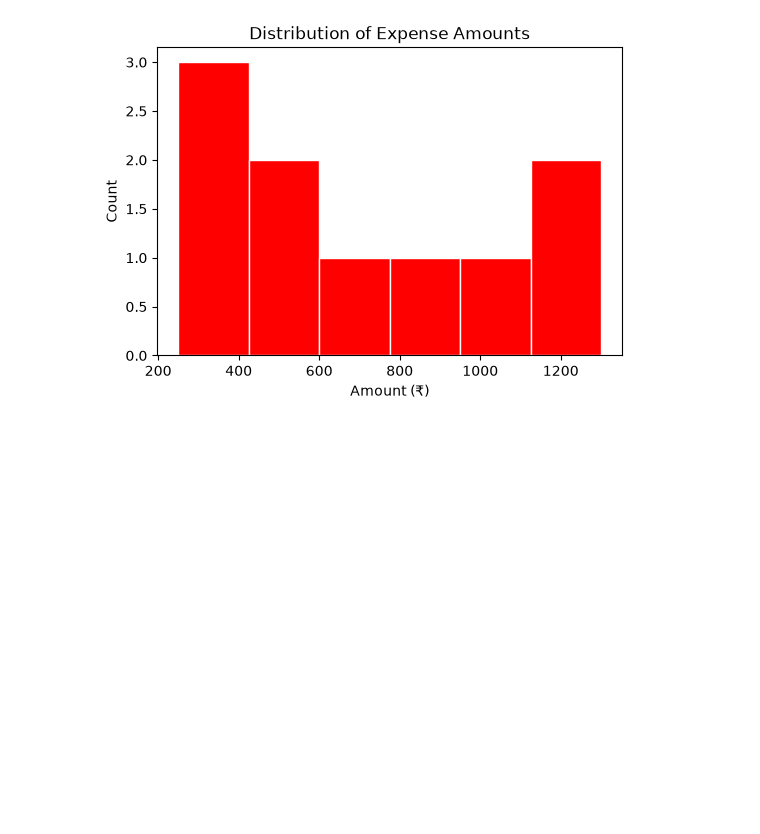
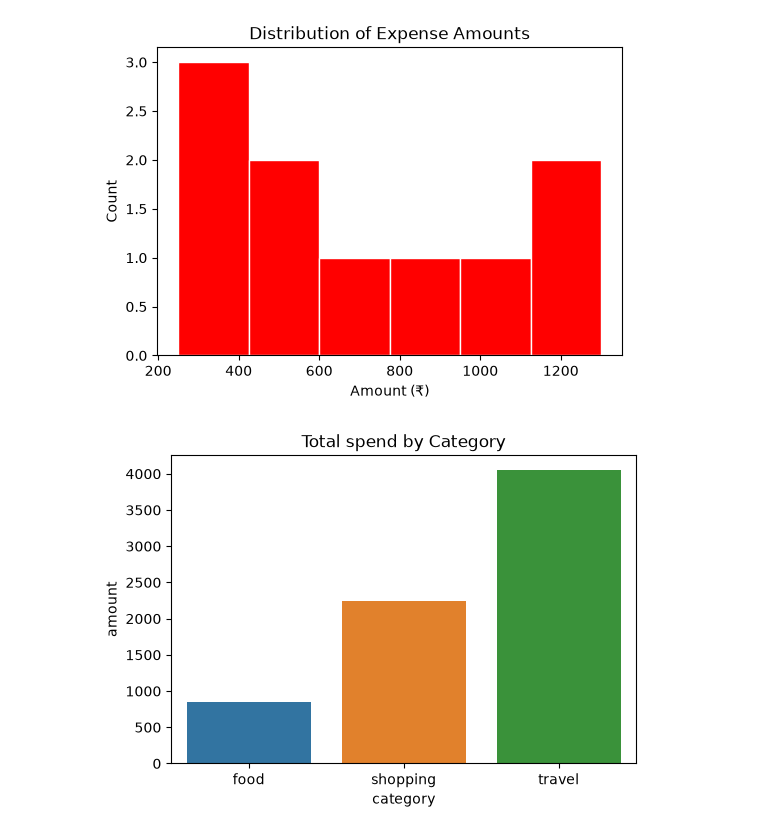
Before and after one commit to onkar-01/AI-ML-A-Z, a Jupyter notebook: Numpy/matplotlib.ipynb, the cells around one changed output. Saved outputs shown, nothing was run; the diff lists cells and outputs as text; code cells hidden in the pictures; blank space fills up the shorter version.

Commit message:
seaborn-and-matplotlib

```diff
--- a/Numpy/matplotlib.ipynb
+++ b/Numpy/matplotlib.ipynb
@@ -25,3 +25,12 @@ ax.set_title("Distribution of Expense Amounts")
 fig.savefig("hist_matplotlib.png")
 # %% [output]
 [figure]
+# %%
+total = expenses.groupby("category")["amount"].sum().reset_index()
+fig2, ax2 = plt.subplots(figsize=(6,4))
+sns.barplot(data=total,x="category",y="amount",hue="category",ax=ax2,legend=False)
+ax2.set_title("Total spend by Category")
+fig2.savefig("bar_seaborn.png")
+plt.show()
+# %% [output]
+[figure, added]
```
Also changed, not shown: parts of 1 cell of this notebook, 3 other files.
